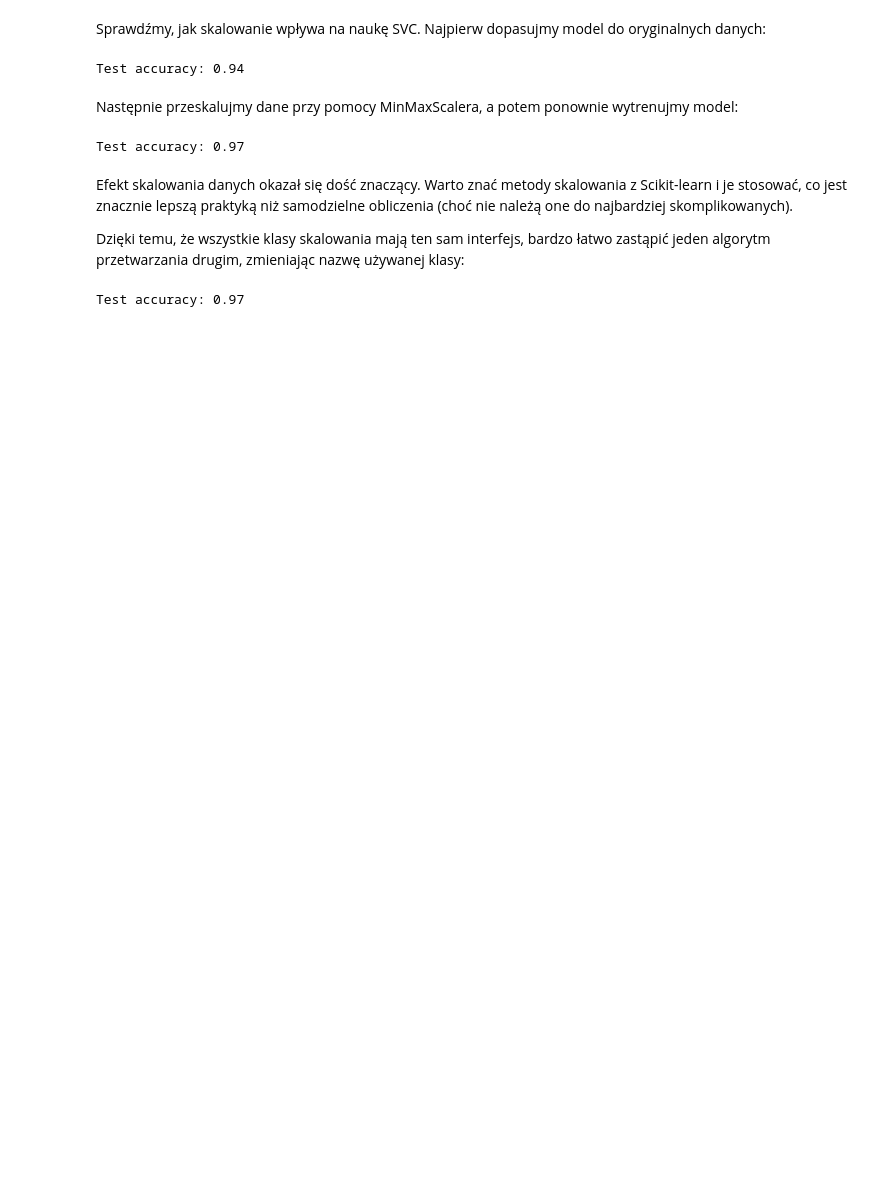
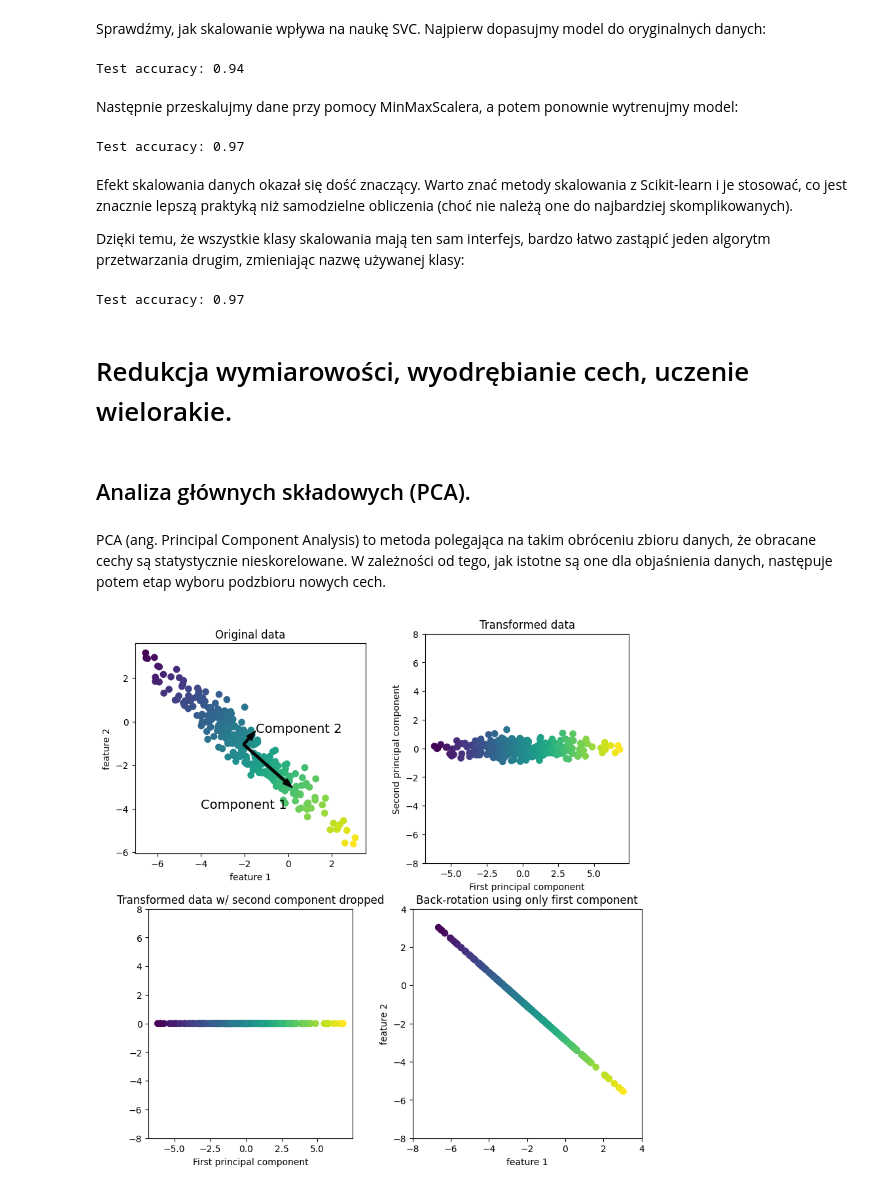
Before and after one commit to jakubtwalczak/Muller_Guido_Introduction_to_ML, a Jupyter notebook: Rozdział_3_Uczenie_nienadzorowane.ipynb, the cells around one changed output. Drawn from its saved outputs; the diff is of its cells as text; code cells hidden in the pictures; blank space fills up the shorter version.

```diff
--- a/Rozdział_3_Uczenie_nienadzorowane.ipynb
+++ b/Rozdział_3_Uczenie_nienadzorowane.ipynb
@@ -170,3 +170,13 @@ svm.fit(X_train_scaled, y_train)
 print(f"Test accuracy: {svm.score(X_test_scaled, y_test):.2f}")
 # %% [output]
 Test accuracy: 0.97
+# %% [markdown]
+# Redukcja wymiarowości, wyodrębianie cech, uczenie wielorakie.
+# %% [markdown]
+## Analiza głównych składowych (PCA).
+# %% [markdown]
+PCA (ang. Principal Component Analysis) to metoda polegająca na takim obróceniu zbioru danych, że obracane cechy są statystycznie nieskorelowane. W zależności od tego, jak istotne są one dla objaśnienia danych, następuje potem etap wyboru podzbioru nowych cech.
+# %%
+mglearn.plots.plot_pca_illustration()
+# %% [output]
+[figure, added]
```
Also changed, not shown: parts of 40 cells of this notebook.
